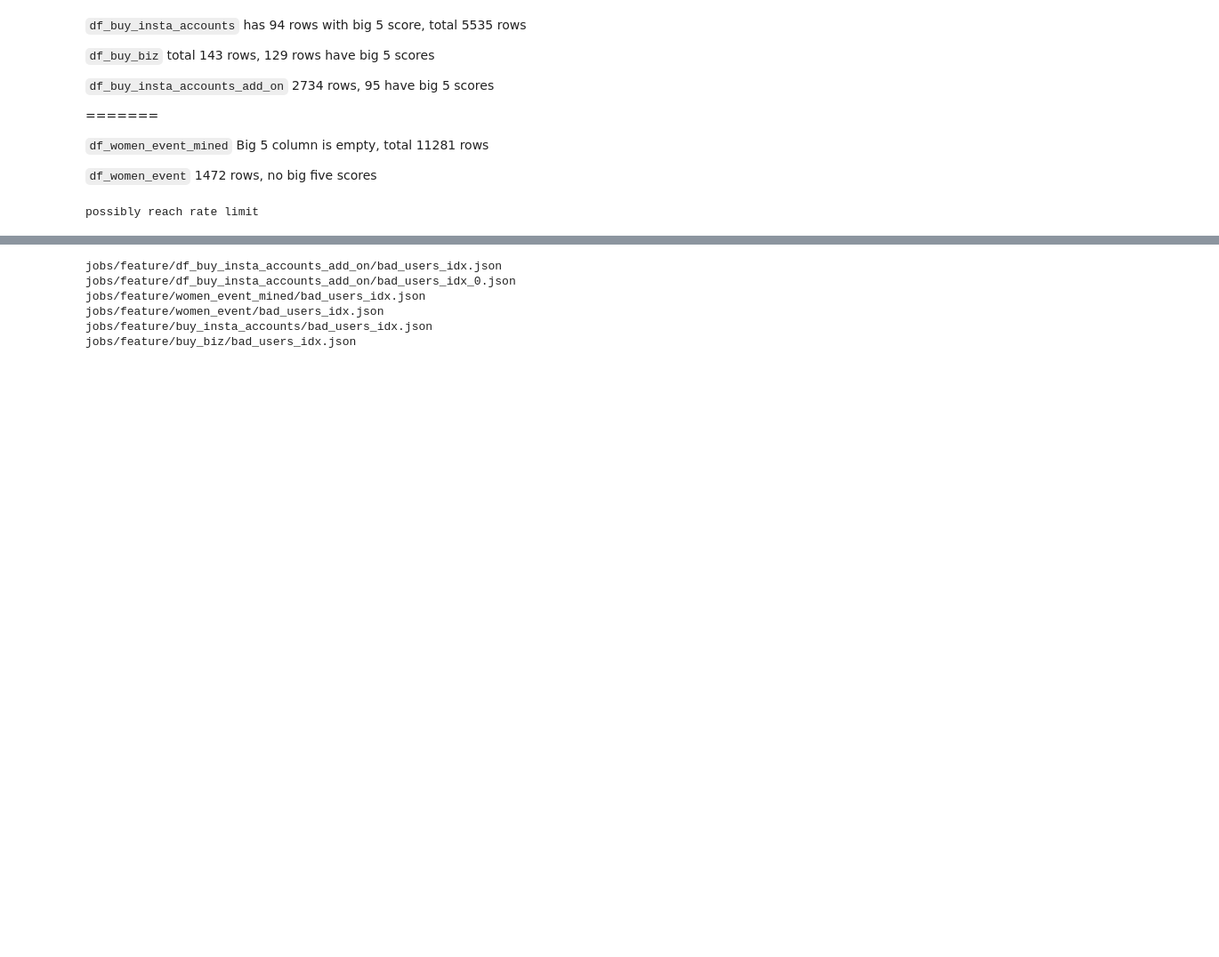
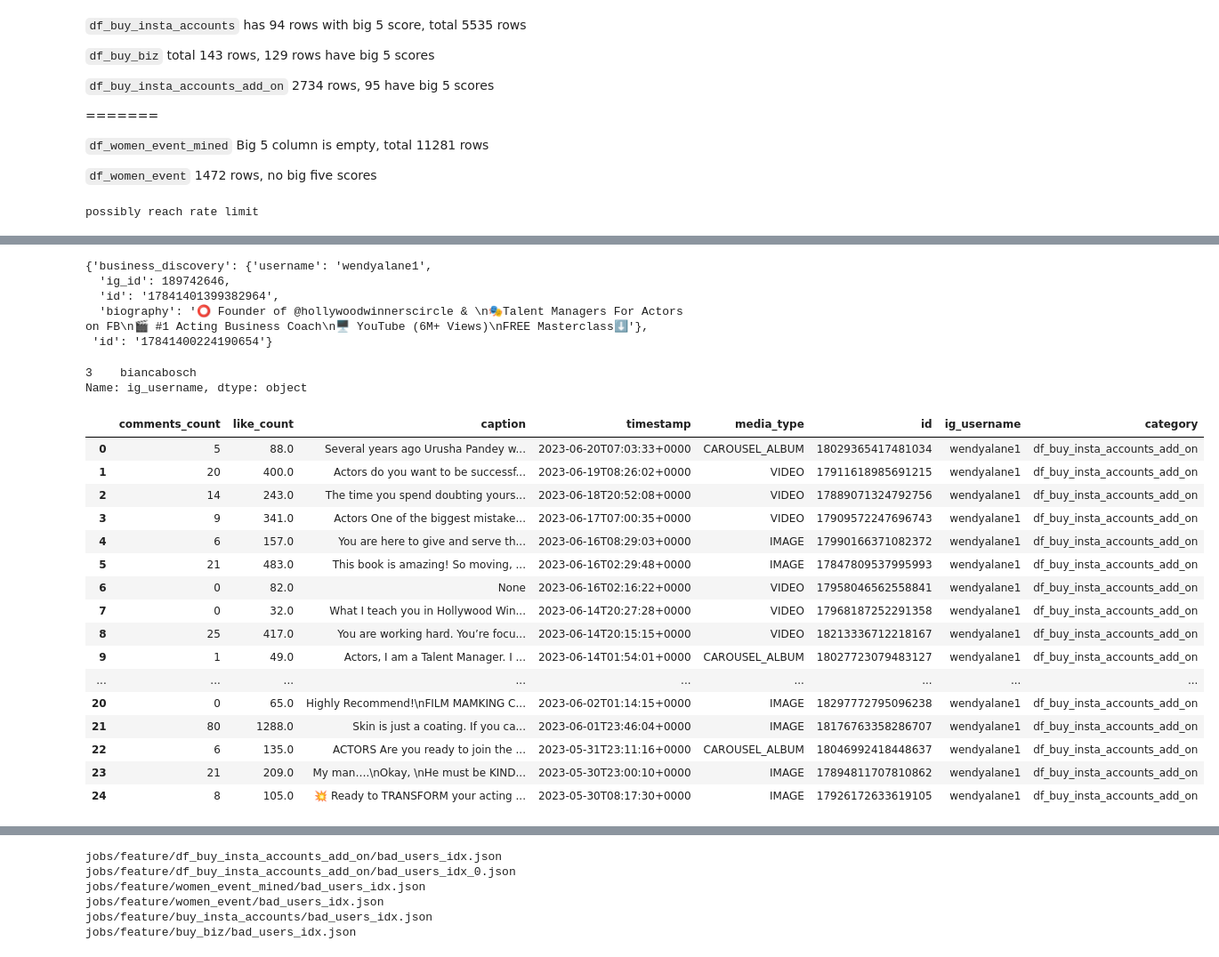
Before and after one commit to bohao-cao/uw-ocean, a Jupyter notebook: eda.ipynb, the cells around one changed output, grey strips where cells are left out. Shown at 89% size. Cells and saved outputs as stored; diff of their text form; code cells hidden in the pictures; blank space fills up the shorter version.

```diff
--- a/eda.ipynb
+++ b/eda.ipynb
@@ -261,0 +414,8 @@ bad_users
+# %%
+res
+# %% [output]
+{'business_discovery': {'username': 'wendyalane1',
+  'ig_id': 189742646,
+  'id': '17841401399382964',
+  'biography': '⭕️ Founder of @hollywoodwinnerscircle & \n🎭Talent Managers For Actors on FB\n🎬 #1 Acting Business Coach\n🖥 YouTube (6M+ Views)\nFREE Masterclass⬇️'},
+ 'id': '17841400224190654'}
@@ -277,3 +441,28 @@ for data_dir in folders:
 # %%
 import pandas as pd
 full_df = pd.read_parquet("concat_feature.parquet")
+# %%
+full_df.ig_username.sample()
+# %% [output]
+3    biancabosch
+Name: ig_username, dtype: object
+# %%
+full_df[full_df.ig_username=='wendyalane1']
+# %% [output]
+|  | comments_count | like_count | caption | timestamp | media_type | id | ig_username | category |
+| 0 | 5 | 88.0 | Several years ago Urusha Pandey w... | 2023-06-20T07:03:33+0000 | CAROUSEL_ALBUM | 18029365417481034 | wendyalane1 | df_buy_insta_accounts_add_on |
+| 1 | 20 | 400.0 | Actors do you want to be successf... | 2023-06-19T08:26:02+0000 | VIDEO | 17911618985691215 | wendyalane1 | df_buy_insta_accounts_add_on |
+| 2 | 14 | 243.0 | The time you spend doubting yours... | 2023-06-18T20:52:08+0000 | VIDEO | 17889071324792756 | wendyalane1 | df_buy_insta_accounts_add_on |
+| 3 | 9 | 341.0 | Actors One of the biggest mistake... | 2023-06-17T07:00:35+0000 | VIDEO | 17909572247696743 | wendyalane1 | df_buy_insta_accounts_add_on |
+| 4 | 6 | 157.0 | You are here to give and serve th... | 2023-06-16T08:29:03+0000 | IMAGE | 17990166371082372 | wendyalane1 | df_buy_insta_accounts_add_on |
+| 5 | 21 | 483.0 | This book is amazing! So moving, ... | 2023-06-16T02:29:48+0000 | IMAGE | 17847809537995993 | wendyalane1 | df_buy_insta_accounts_add_on |
+| 6 | 0 | 82.0 | None | 2023-06-16T02:16:22+0000 | VIDEO | 17958046562558841 | wendyalane1 | df_buy_insta_accounts_add_on |
+| 7 | 0 | 32.0 | What I teach you in Hollywood Win... | 2023-06-14T20:27:28+0000 | VIDEO | 17968187252291358 | wendyalane1 | df_buy_insta_accounts_add_on |
+| 8 | 25 | 417.0 | You are working hard. You’re focu... | 2023-06-14T20:15:15+0000 | VIDEO | 18213336712218167 | wendyalane1 | df_buy_insta_accounts_add_on |
+| 9 | 1 | 49.0 | Actors, I am a Talent Manager. I ... | 2023-06-14T01:54:01+0000 | CAROUSEL_ALBUM | 18027723079483127 | wendyalane1 | df_buy_insta_accounts_add_on |
+| ... | ... | ... | ... | ... | ... | ... | ... | ... |
+| 20 | 0 | 65.0 | Highly Recommend!\nFILM MAMKING C... | 2023-06-02T01:14:15+0000 | IMAGE | 18297772795096238 | wendyalane1 | df_buy_insta_accounts_add_on |
+| 21 | 80 | 1288.0 | Skin is just a coating. If you ca... | 2023-06-01T23:46:04+0000 | IMAGE | 18176763358286707 | wendyalane1 | df_buy_insta_accounts_add_on |
+| 22 | 6 | 135.0 | ACTORS Are you ready to join the ... | 2023-05-31T23:11:16+0000 | CAROUSEL_ALBUM | 18046992418448637 | wendyalane1 | df_buy_insta_accounts_add_on |
+| 23 | 21 | 209.0 | My man….\nOkay, \nHe must be KIND... | 2023-05-30T23:00:10+0000 | IMAGE | 17894811707810862 | wendyalane1 | df_buy_insta_accounts_add_on |
+| 24 | 8 | 105.0 | 💥 Ready to TRANSFORM your acting ... | 2023-05-30T08:17:30+0000 | IMAGE | 17926172633619105 | wendyalane1 | df_buy_insta_accounts_add_on |
```
Also changed, not shown: parts of 19 cells of this notebook, 4 other files.
